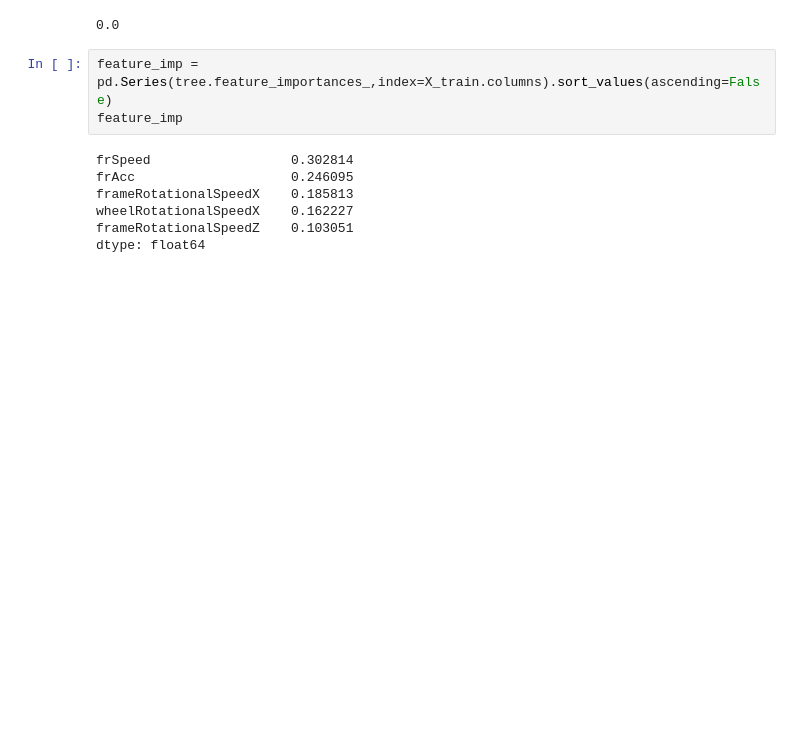
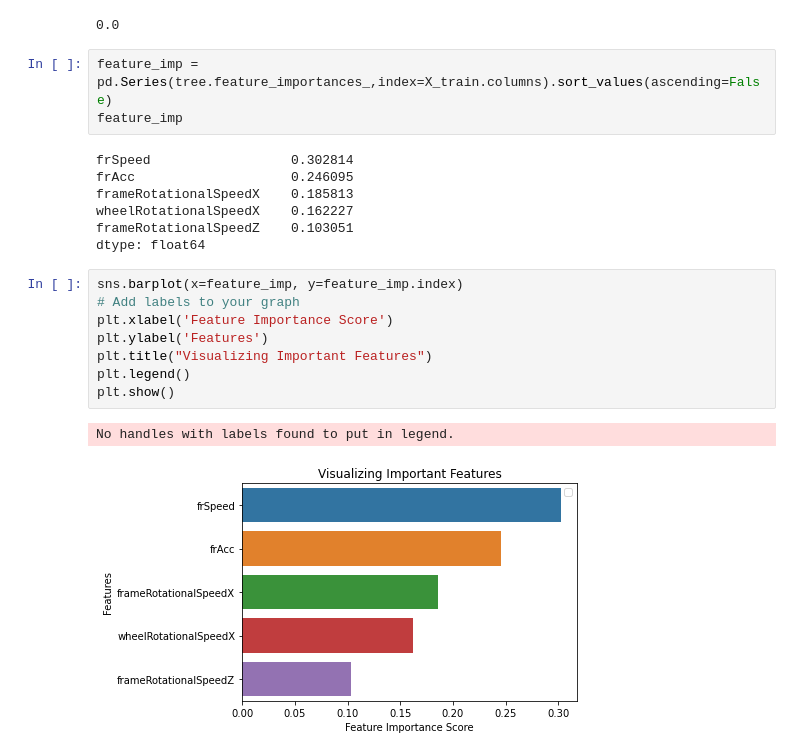
Before and after one commit to jakevalk/portfolio, a Jupyter notebook: Notebooks/RandomForrestCLassifier.ipynb, the cells around one changed output. Saved outputs shown, nothing was run; the diff lists cells and outputs as text; blank space fills up the shorter version.

```diff
--- a/Notebooks/RandomForrestCLassifier.ipynb
+++ b/Notebooks/RandomForrestCLassifier.ipynb
@@ -205,3 +206,14 @@ frameRotationalSpeedX    0.185813
 wheelRotationalSpeedX    0.162227
 frameRotationalSpeedZ    0.103051
 dtype: float64
+# %%
+sns.barplot(x=feature_imp, y=feature_imp.index)
+# Add labels to your graph
+plt.xlabel('Feature Importance Score')
+plt.ylabel('Features')
+plt.title("Visualizing Important Features")
+plt.legend()
+plt.show()
+# %% [output]
+No handles with labels found to put in legend.
+[figure, added]
```
Also changed, not shown: parts of 1 cell of this notebook, 3 other files.
